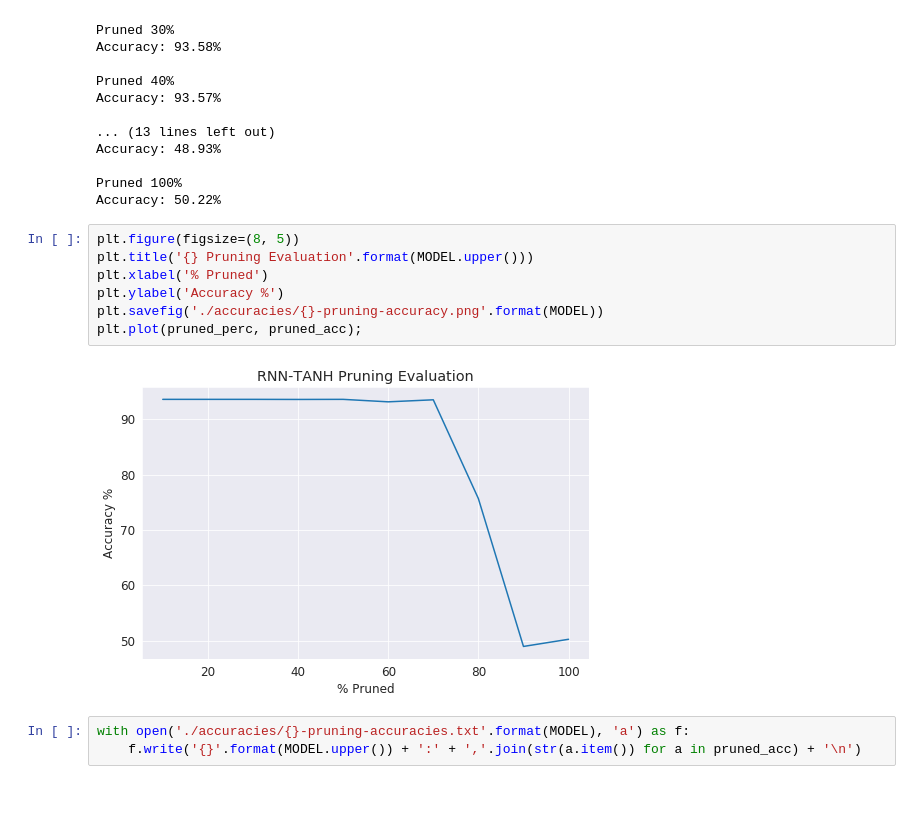
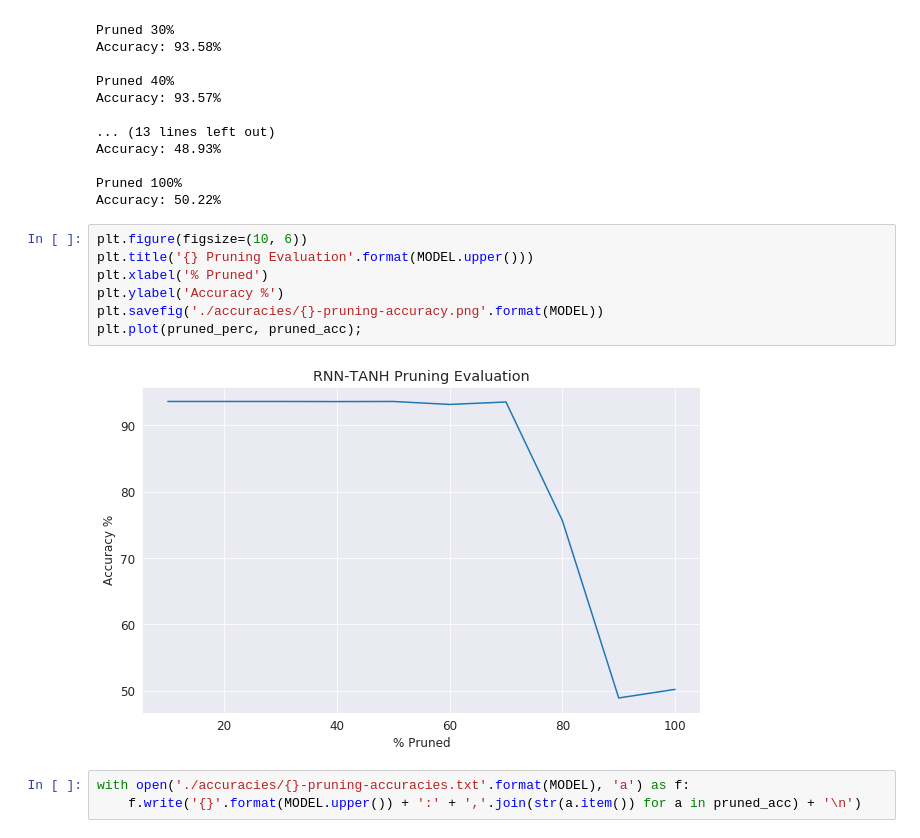
Before and after one commit to harshildarji/thesis, a Jupyter notebook: Implementations/notebooks/tanh/pruning_rnn_tanh.ipynb, the cells around one changed output. Drawn from its saved outputs; the diff is of its cells as text; blank space fills up the shorter version.

```diff
--- a/Implementations/notebooks/tanh/pruning_rnn_tanh.ipynb
+++ b/Implementations/notebooks/tanh/pruning_rnn_tanh.ipynb
@@ -179,14 +179,14 @@ Accuracy: 48.93%
 Pruned 100%
 Accuracy: 50.22%
 # %%
-plt.figure(figsize=(8, 5))
+plt.figure(figsize=(10, 6))
 plt.title('{} Pruning Evaluation'.format(MODEL.upper()))
 plt.xlabel('% Pruned')
 plt.ylabel('Accuracy %')
 plt.savefig('./accuracies/{}-pruning-accuracy.png'.format(MODEL))
 plt.plot(pruned_perc, pruned_acc);
 # %% [output]
-[figure, old version]
+[figure, new version]
 # %%
 with open('./accuracies/{}-pruning-accuracies.txt'.format(MODEL), 'a') as f:
     f.write('{}'.format(MODEL.upper()) + ':' + ','.join(str(a.item()) for a in pruned_acc) + '\n')
```
Also changed, not shown: 1 other file.
